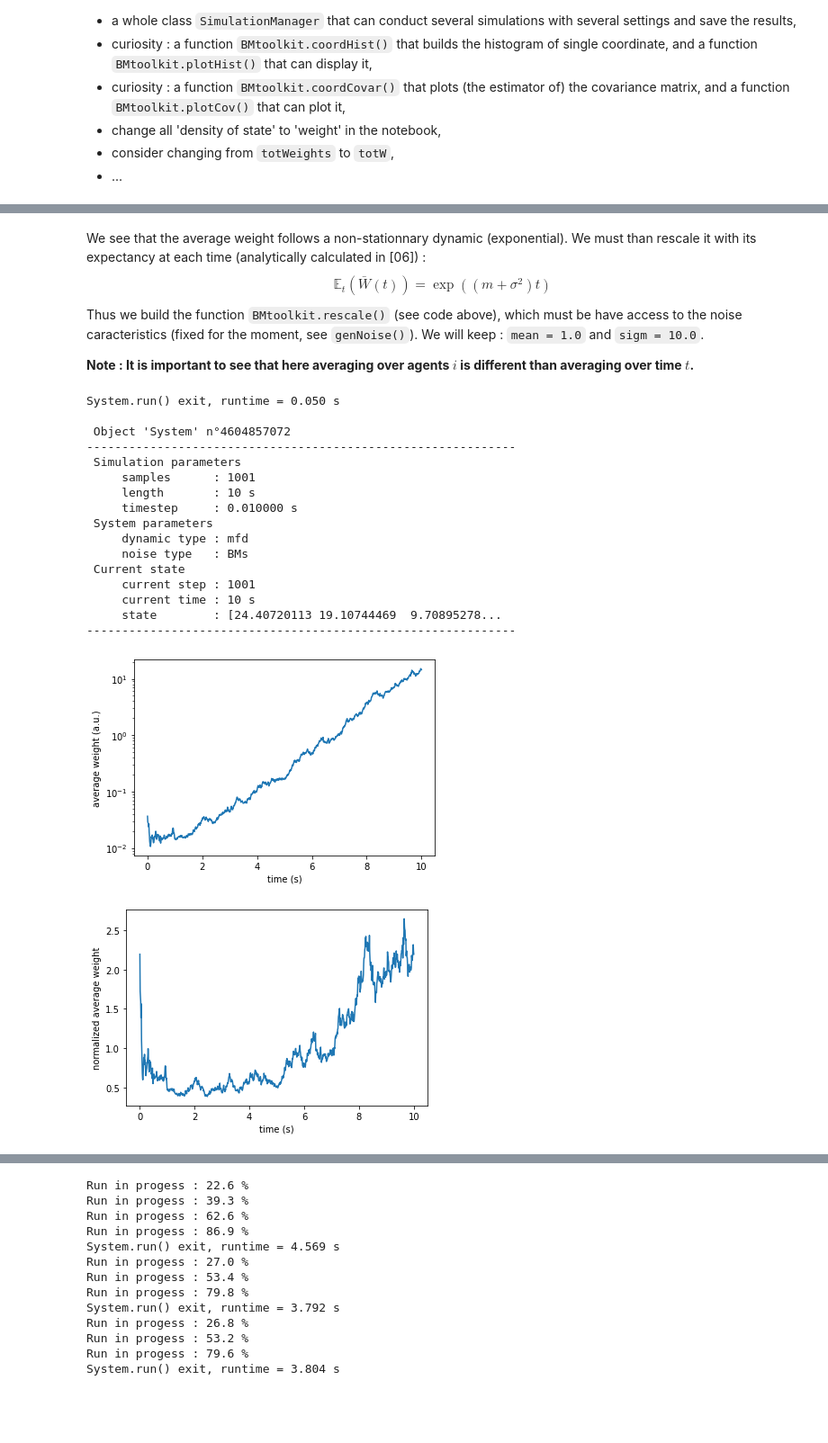
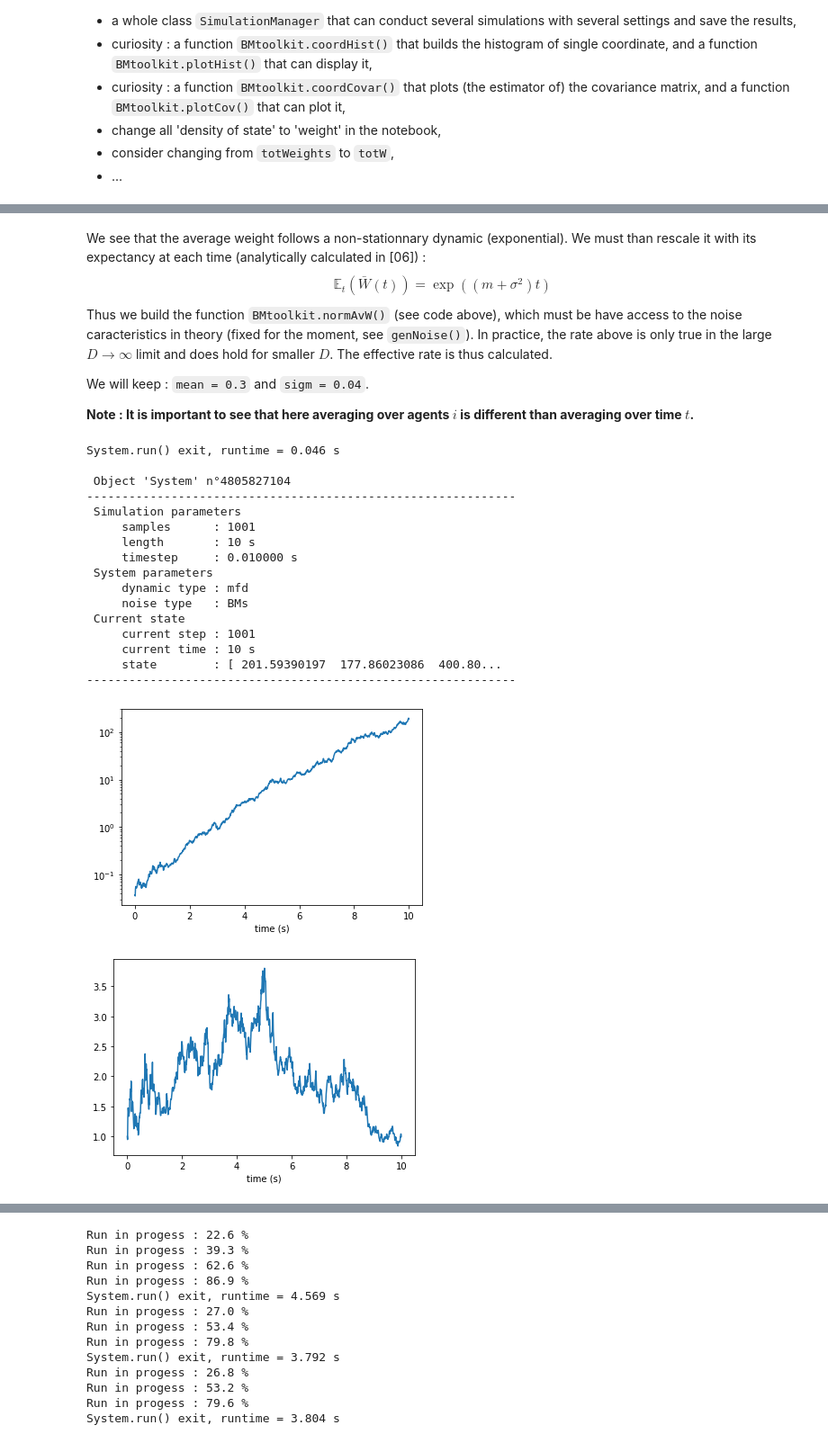
Before and after one commit to acombretrenouard/SSR_and_BM_processes, a Jupyter notebook: weight_dynamic.ipynb, the cells around one changed output, grey strips where cells are left out. Shown at 90% size. Saved outputs shown, nothing was run; the diff lists cells and outputs as text; code cells hidden in the pictures; blank space fills up the shorter version.

```diff
--- a/weight_dynamic.ipynb
+++ b/weight_dynamic.ipynb
@@ -723,42 +652,44 @@ System.run() exit, runtime = 0.215 s
 We see that the average weight follows a non-stationnary dynamic (exponential).
 We must than rescale it with its expectancy at each time (analytically calculated in [06]) :
 $$\mathbb{E}_{t}\left(\bar{W}(t)\right) = \exp\left((m+\sigma^{2})t\right)$$
-Thus we build the function `BMtoolkit.rescale()` (see code above), which must be have access to the noise caracteristics (fixed for the moment, see `genNoise()`).
-We will keep : `mean = 1.0` and `sigm = 10.0`.
+Thus we build the function `BMtoolkit.normAvW()` (see code above), which must be have access to the noise caracteristics in theory (fixed for the moment, see `genNoise()`).
+In practice, the rate above is only true in the large $D \to \infty$ limit and does hold for smaller $D$. The effective rate is thus calculated.
+
+We will keep : `mean = 0.3` and `sigm = 0.04`.
 
 **Note : It is important to see that here averaging over agents $i$ is different than averaging over time $t$.**
 # %%
 # test 8 : normalized average weight
 
 syst = System(dim=30, dt=0.01, end_time=10, dyn='mfd', noise='BMs', noise_inpt=(0.3, 0.04))
 syst.run()
 syst.info()
 
 tlk = BMtoolkit()
 tlk.load(syst)
 tlk.avW()
-tlk.plotAvW(log=True)
+tlk.plotData(log=True, key='av_w')
 tlk.normAvW()
-tlk.plotNAvW(log=False)
+tlk.plotData(log=False, key='n_av_w')
 # %% [output]
-System.run() exit, runtime = 0.050 s
+System.run() exit, runtime = 0.046 s
 
- Object 'System' n°4604857072
+ Object 'System' n°4805827104
 -------------------------------------------------------------
  Simulation parameters
      samples      : 1001
      length       : 10 s
      timestep     : 0.010000 s
  System parameters
      dynamic type : mfd
      noise type   : BMs
  Current state
      current step : 1001
      current time : 10 s
-     state        : [24.40720113 19.10744469  9.70895278...
+     state        : [ 201.59390197  177.86023086  400.80...
 -------------------------------------------------------------
-[figure, old version]
+[figure, new version]
-[figure, old version]
+[figure, new version]
 # %%
 # test 9 : testing genNoise() parameters
 
```
Also changed, not shown: parts of 17 cells of this notebook.
